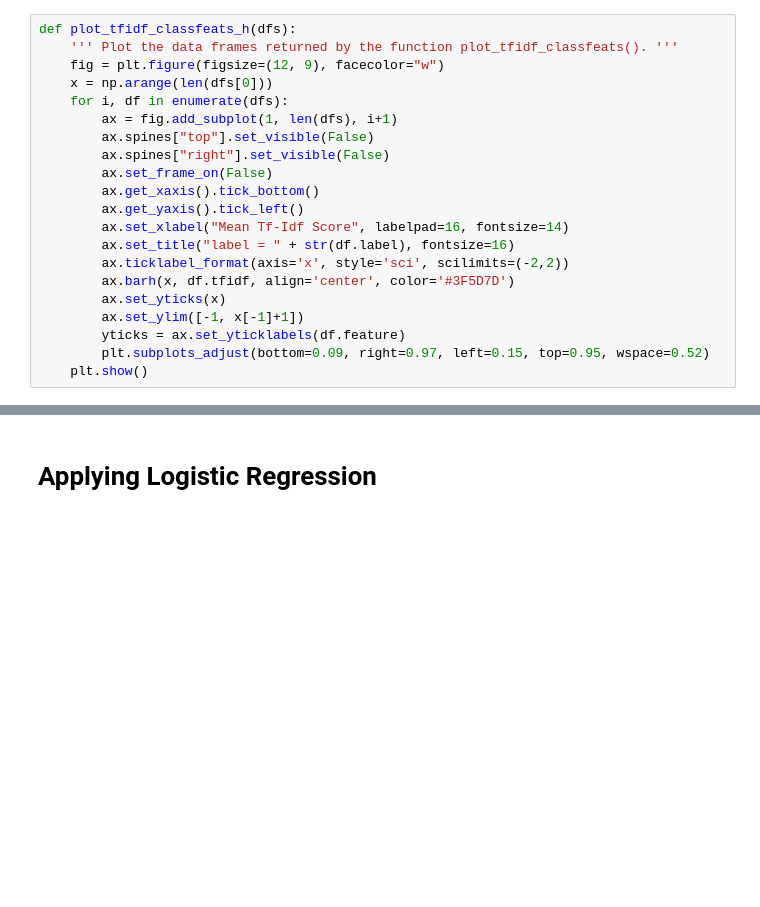
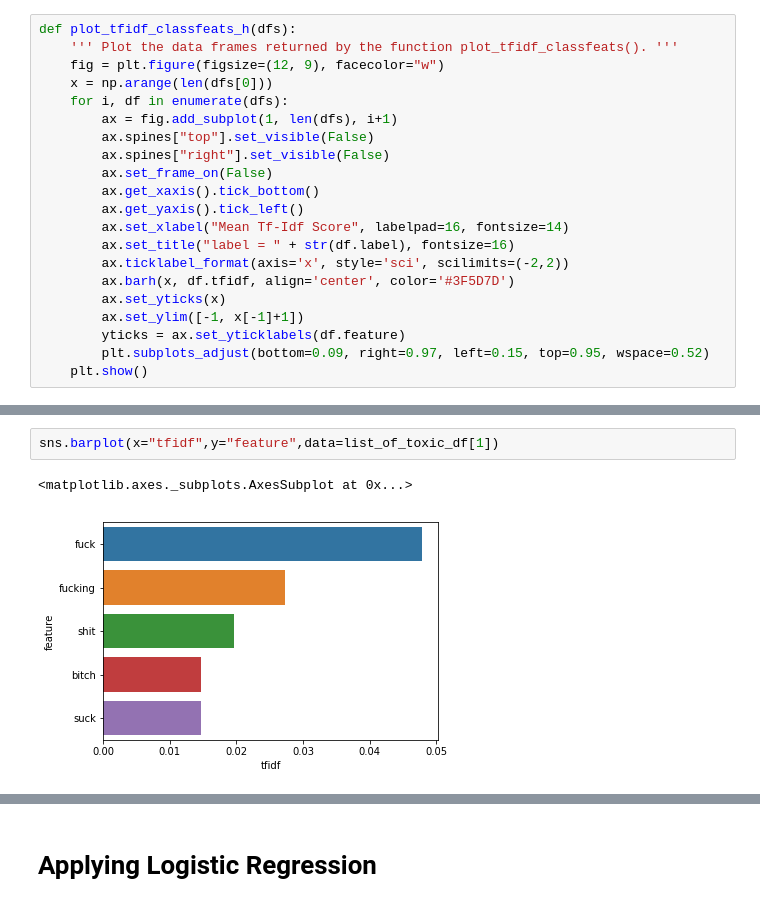
Before and after one commit to jeremyrchow/harassment-classifier, a Jupyter notebook: Vizualizations.ipynb, the cells around one changed output, grey strips where cells are left out. Drawn from its saved outputs; the diff is of its cells as text; blank space fills up the shorter version.

```diff
--- a/Vizualizations.ipynb
+++ b/Vizualizations.ipynb
@@ -388,0 +394,5 @@ def plot_tfidf_classfeats_h(dfs):
+# %%
+sns.barplot(x="tfidf",y="feature",data=list_of_toxic_df[1])
+# %% [output]
+<matplotlib.axes._subplots.AxesSubplot at 0x...>
+[figure, added]
```
Also changed, not shown: parts of 13 cells of this notebook, 1 other file.
